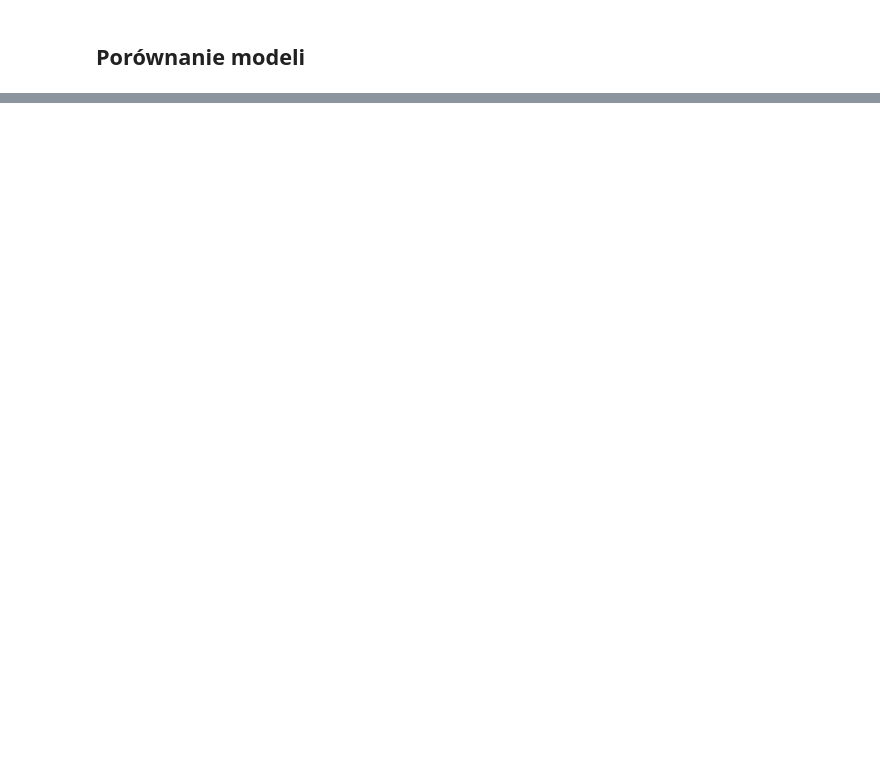
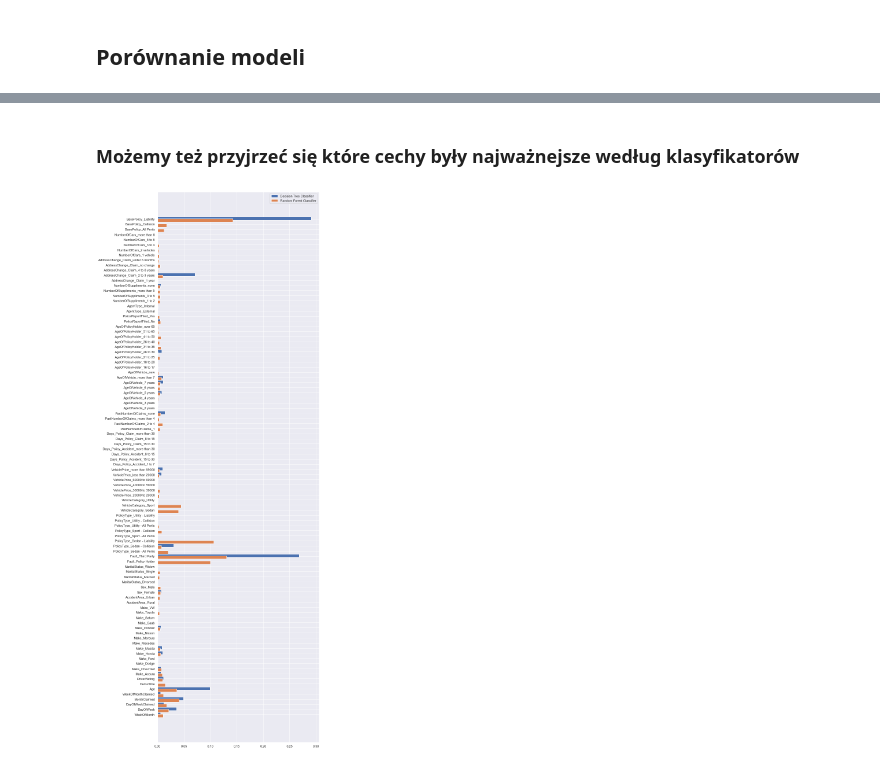
Before and after one commit to j-piasecki/psi_projekt, a Jupyter notebook: projekt.ipynb, the cells around one changed output, grey strips where cells are left out. Cells and saved outputs as stored; diff of their text form; code cells hidden in the pictures; blank space fills up the shorter version.

```diff
--- a/projekt.ipynb
+++ b/projekt.ipynb
@@ -644,11 +640,11 @@ pipe = Pipeline([('preprocessing', StandardScaler()), ('classifier', AdaBoostCla
 
 param_grid = {
             'preprocessing': [StandardScaler(), None],
-            'classifier__n_estimators': [2, 4, 8, 16, 32],
-            'classifier__learning_rate': [0.00001, 0.0001, 0.001, 0.01, 0.1],
+            'classifier__n_estimators': [1, 2, 4, 8, 16],
+            'classifier__learning_rate': [1e-6, 0.00001, 0.0001, 0.001, 0.01],
 }
 
-ada_boost = GridSearchCV(pipe, param_grid, cv=kfold, return_train_score=True, scoring='recall')
+ada_boost = GridSearchCV(pipe, param_grid, cv=kfold, return_train_score=True, scoring='f1')
 
 ada_boost.fit(X_train, y_train)
 ada_boost.best_params_
@@ -663,11 +659,11 @@ pipe = Pipeline([('preprocessing', StandardScaler()), ('classifier', GradientBoo
 
 param_grid = {
             'preprocessing': [StandardScaler(), None],
-            'classifier__n_estimators': [2, 4, 8, 16, 32],
-            'classifier__learning_rate': [0.00001, 0.0001, 0.001, 0.01, 0.1],
+            'classifier__n_estimators': [4, 8, 16, 32, 64],
+            'classifier__learning_rate': [0.0001, 0.001, 0.01, 0.1, 1],
 }
 
-gradient_boosting = GridSearchCV(pipe, param_grid, cv=kfold, return_train_score=True, scoring='recall')
+gradient_boosting = GridSearchCV(pipe, param_grid, cv=kfold, return_train_score=True, scoring='f1')
 
 gradient_boosting.fit(X_train, y_train)
 gradient_boosting.best_params_
@@ -849,0 +864,14 @@ df
+# %% [markdown]
+### Możemy też przyjrzeć się które cechy były najważnejsze według klasyfikatorów
+# %%
+labels = list(X_train.columns)
+y = np.arange(len(labels))
+
+plt.figure(figsize=(10, 35))
+plt.barh(y + 0.1, decision_tree.best_estimator_.named_steps["classifier"].feature_importances_, height=0.6, label="Decision Tree Classifier")
+plt.barh(y - 0.25, random_forest.best_estimator_.named_steps["classifier"].feature_importances_, height=0.6, label="Random Forest Classifier")
+plt.yticks(y, labels)
+plt.legend()
+plt.show()
+# %% [output]
+[figure, added]
```
Also changed, not shown: parts of 52 cells of this notebook.
